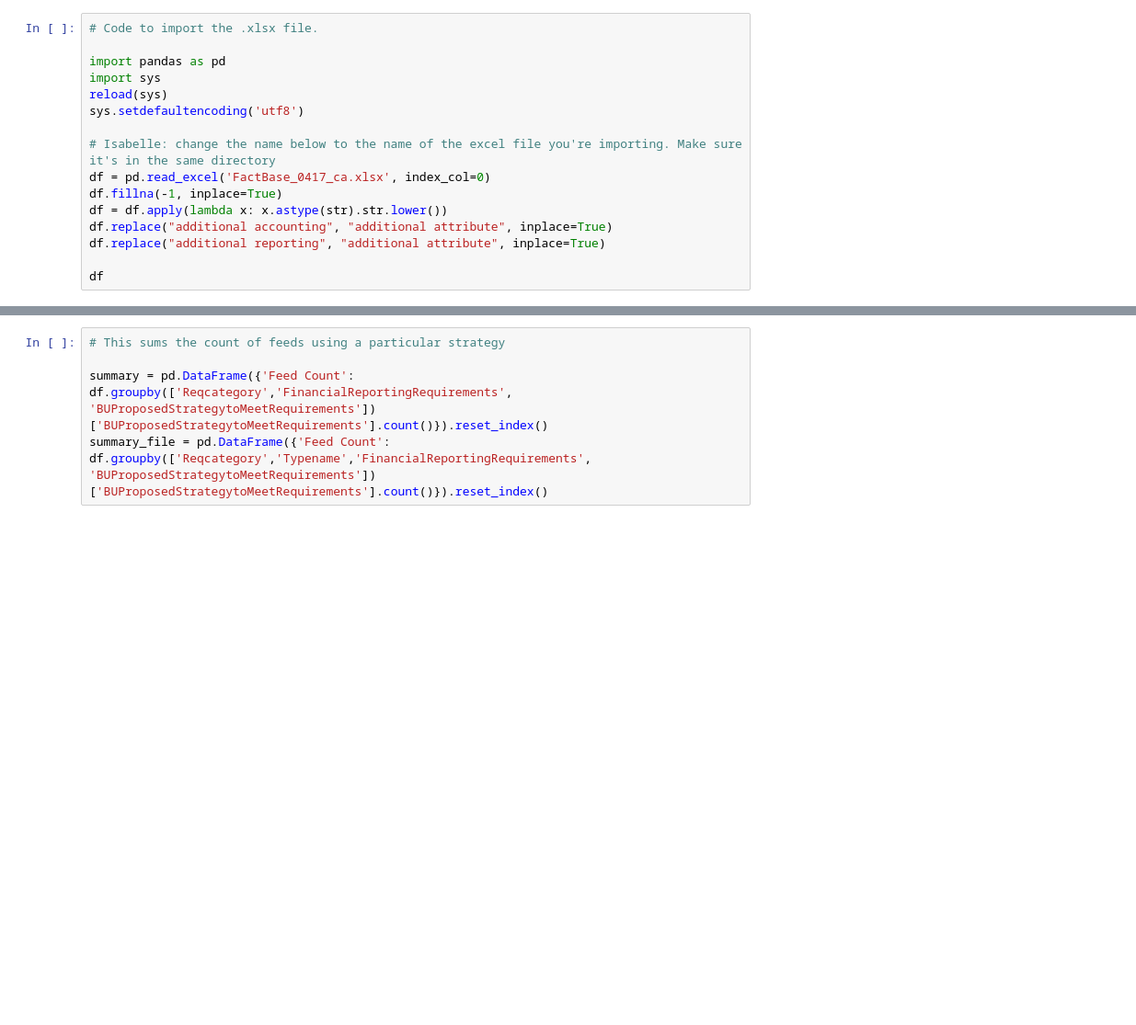
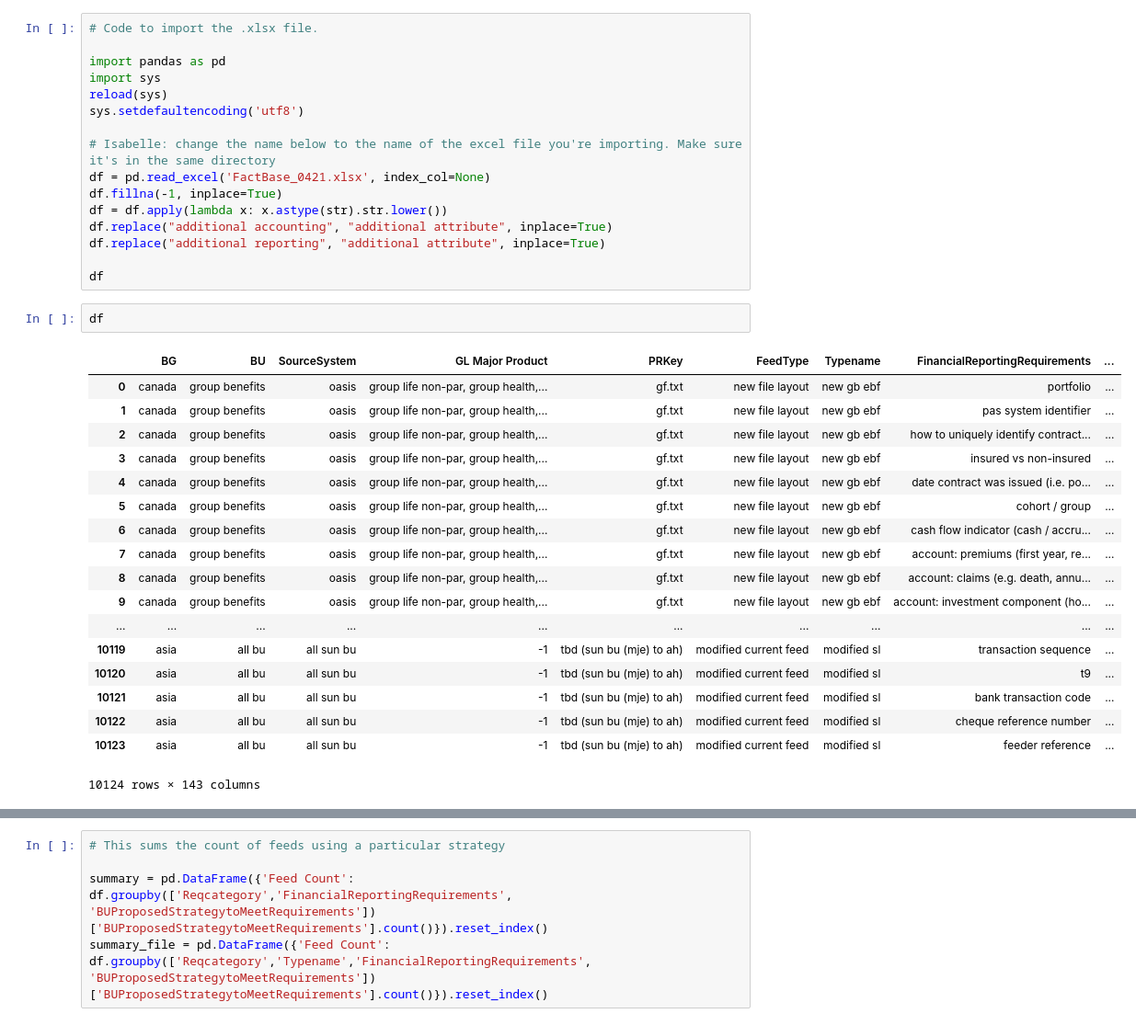
Before and after one commit to LycheeLisa/feedervariation, a Jupyter notebook: Final Script.ipynb, the cells around one changed output, grey strips where cells are left out. Shown at 92% size. Drawn from its saved outputs; the diff is of its cells as text; blank space fills up the shorter version.

```diff
--- a/Final Script.ipynb
+++ b/Final Script.ipynb
@@ -7,13 +7,34 @@ reload(sys)
 sys.setdefaultencoding('utf8')
 
 # Isabelle: change the name below to the name of the excel file you're importing. Make sure it's in the same directory
-df = pd.read_excel('FactBase_0417_ca.xlsx', index_col=0)
+df = pd.read_excel('FactBase_0421.xlsx', index_col=None)
 df.fillna(-1, inplace=True)
 df = df.apply(lambda x: x.astype(str).str.lower())
 df.replace("additional accounting", "additional attribute", inplace=True)
 df.replace("additional reporting", "additional attribute", inplace=True)
 
 df
+# %%
+df
+# %% [output]
+|  | BG | BU | SourceSystem | GL Major Product | PRKey | FeedType | Typename | FinancialReportingRequirements | ... |
+| 0 | canada | group benefits | oasis | group life non-par, group health,... | gf.txt | new file layout | new gb ebf | portfolio | ... |
+| 1 | canada | group benefits | oasis | group life non-par, group health,... | gf.txt | new file layout | new gb ebf | pas system identifier | ... |
+| 2 | canada | group benefits | oasis | group life non-par, group health,... | gf.txt | new file layout | new gb ebf | how to uniquely identify contract... | ... |
+| 3 | canada | group benefits | oasis | group life non-par, group health,... | gf.txt | new file layout | new gb ebf | insured vs non-insured | ... |
+| 4 | canada | group benefits | oasis | group life non-par, group health,... | gf.txt | new file layout | new gb ebf | date contract was issued (i.e. po... | ... |
+| 5 | canada | group benefits | oasis | group life non-par, group health,... | gf.txt | new file layout | new gb ebf | cohort / group | ... |
+| 6 | canada | group benefits | oasis | group life non-par, group health,... | gf.txt | new file layout | new gb ebf | cash flow indicator (cash / accru... | ... |
+| 7 | canada | group benefits | oasis | group life non-par, group health,... | gf.txt | new file layout | new gb ebf | account: premiums (first year, re... | ... |
+| 8 | canada | group benefits | oasis | group life non-par, group health,... | gf.txt | new file layout | new gb ebf | account: claims (e.g. death, annu... | ... |
+| 9 | canada | group benefits | oasis | group life non-par, group health,... | gf.txt | new file layout | new gb ebf | account: investment component (ho... | ... |
+| ... | ... | ... | ... | ... | ... | ... | ... | ... | ... |
+| 10119 | asia | all bu | all sun bu | -1 | tbd (sun bu (mje) to ah) | modified current feed | modified sl | transaction sequence | ... |
+| 10120 | asia | all bu | all sun bu | -1 | tbd (sun bu (mje) to ah) | modified current feed | modified sl | t9 | ... |
+| 10121 | asia | all bu | all sun bu | -1 | tbd (sun bu (mje) to ah) | modified current feed | modified sl | bank transaction code | ... |
+| 10122 | asia | all bu | all sun bu | -1 | tbd (sun bu (mje) to ah) | modified current feed | modified sl | cheque reference number | ... |
+| 10123 | asia | all bu | all sun bu | -1 | tbd (sun bu (mje) to ah) | modified current feed | modified sl | feeder reference | ... |
+10124 rows × 143 columns
 # %%
 # This is a check to see the number of unique PR keys in the file. Should be 171, unless we add / remove from iteration 3
 df1 = df
```
Also changed, not shown: parts of 57 cells of this notebook.
